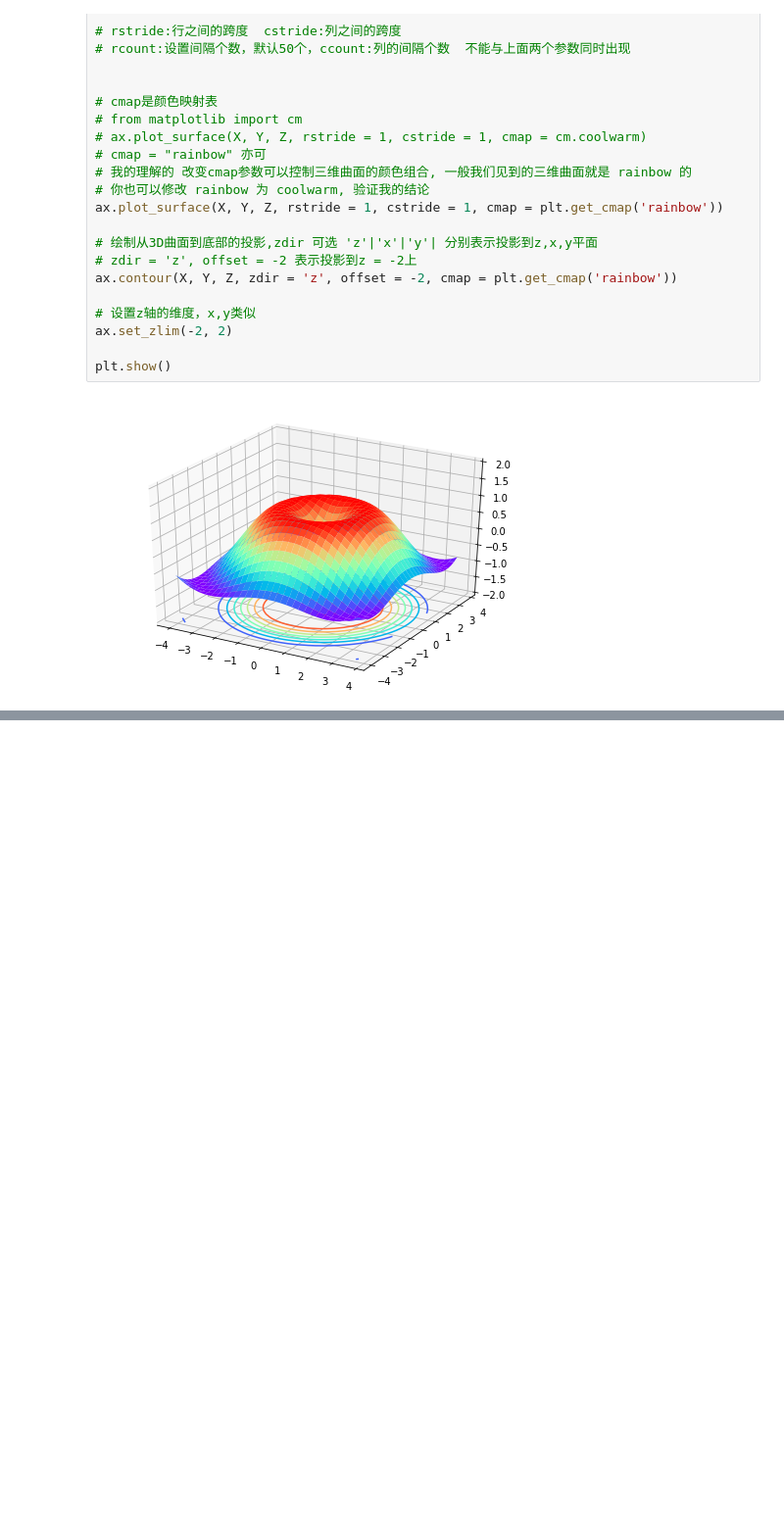
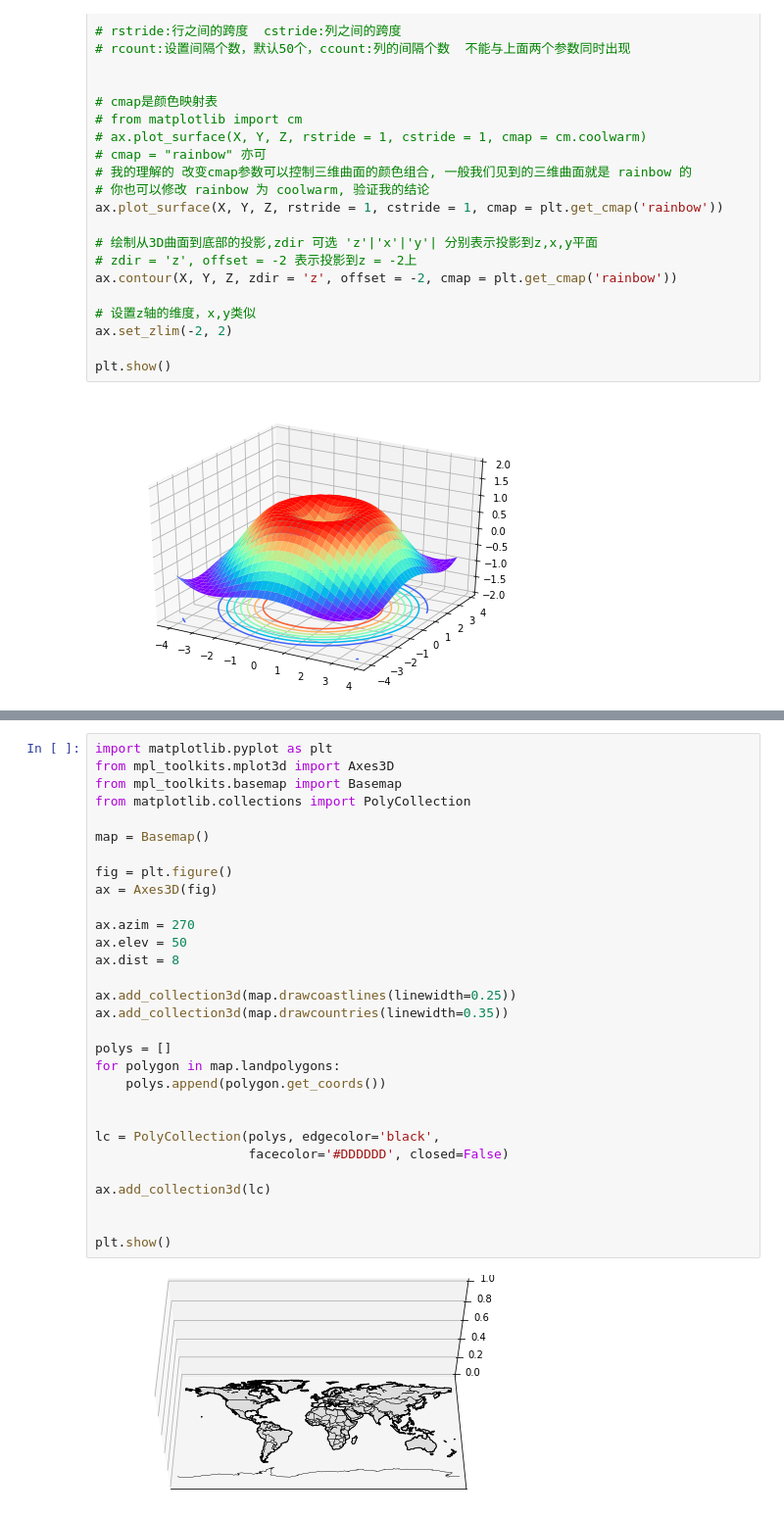
Before and after one commit to liyuan3970/study_demo, a Jupyter notebook: met_plot/Basemap/Basemap.ipynb, the cells around one changed output, grey strips where cells are left out. Shown at 98% size. Cells and saved outputs as stored; diff of their text form; blank space fills up the shorter version.

```diff
--- a/met_plot/Basemap/Basemap.ipynb
+++ b/met_plot/Basemap/Basemap.ipynb
@@ -639,0 +665,32 @@ plt.show()
+# %%
+import matplotlib.pyplot as plt
+from mpl_toolkits.mplot3d import Axes3D
+from mpl_toolkits.basemap import Basemap
+from matplotlib.collections import PolyCollection
+
+map = Basemap()
+
+fig = plt.figure()
+ax = Axes3D(fig)
+
+ax.azim = 270
+ax.elev = 50
+ax.dist = 8
+
+ax.add_collection3d(map.drawcoastlines(linewidth=0.25))
+ax.add_collection3d(map.drawcountries(linewidth=0.35))
+
+polys = []
+for polygon in map.landpolygons:
+    polys.append(polygon.get_coords())
+
+
+lc = PolyCollection(polys, edgecolor='black',
+                    facecolor='#DDDDDD', closed=False)
+
+ax.add_collection3d(lc)
+
+
+plt.show()
+# %% [output]
+[figure, added]
```
Also changed, not shown: parts of 3 cells of this notebook, 1 other file.
